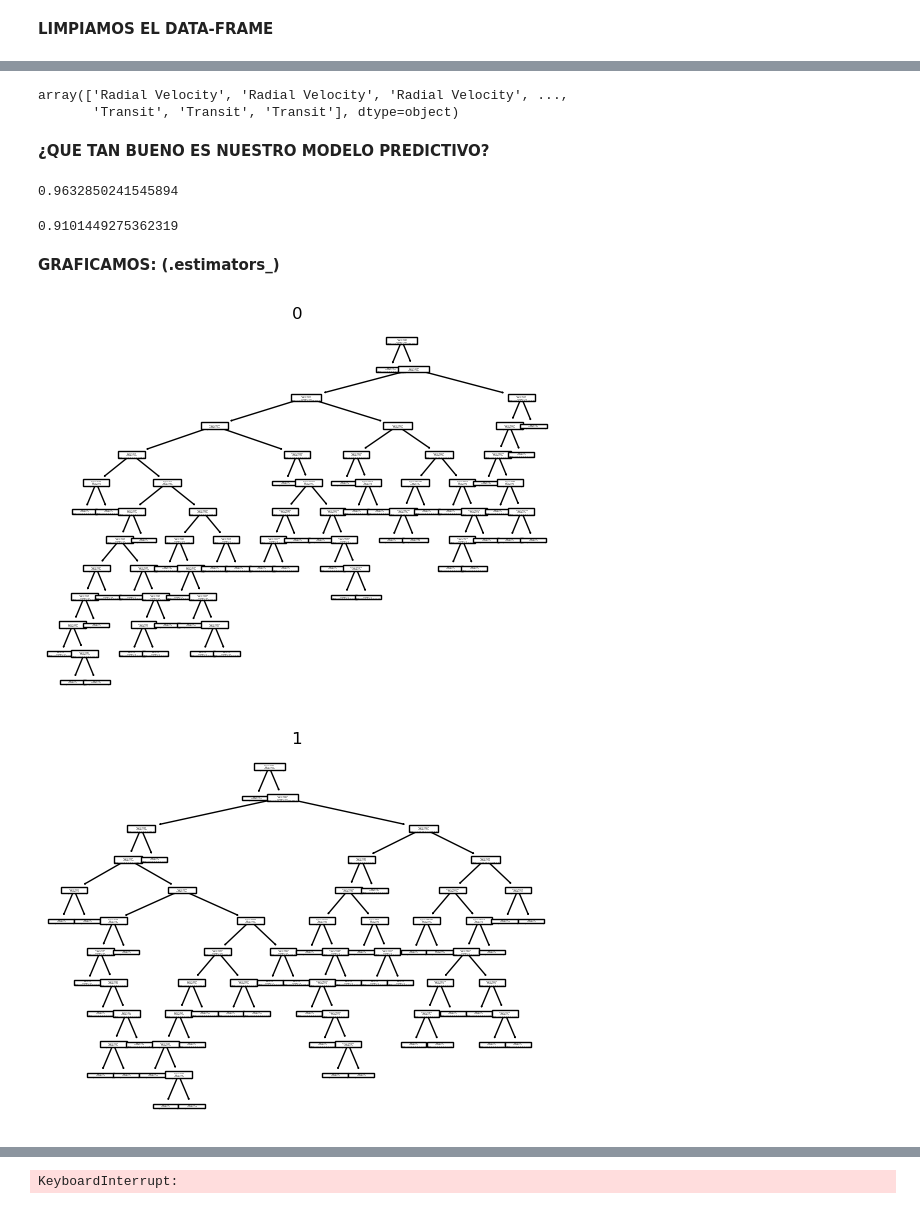
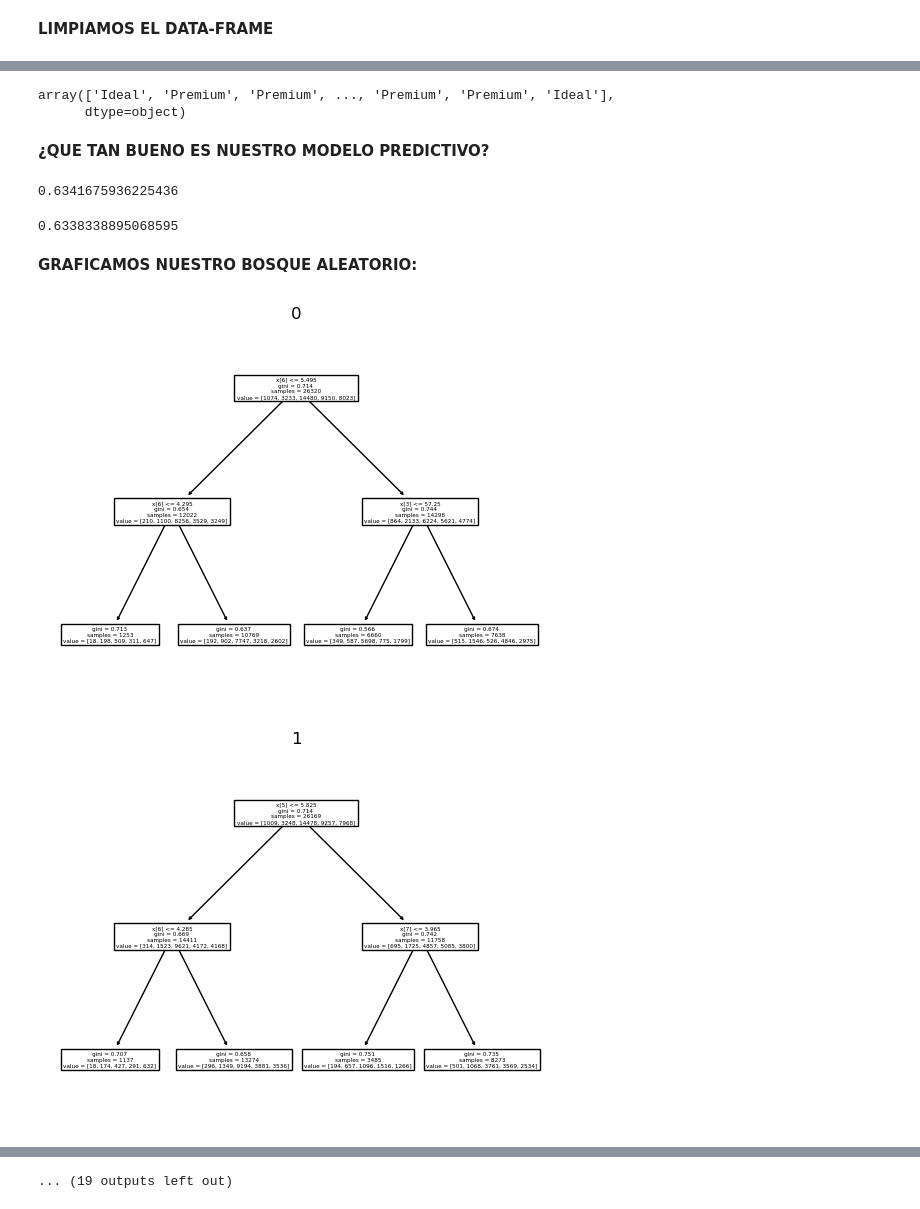
Before and after one commit to Aguerit0/neuronal.py, a Jupyter notebook: sklearn/6-random_forest_1.ipynb, the cells around one changed output, grey strips where cells are left out. Drawn from its saved outputs; the diff is of its cells as text; code cells hidden in the pictures.

Commit message:
random forest example

```diff
--- a/sklearn/6-random_forest_1.ipynb
+++ b/sklearn/6-random_forest_1.ipynb
@@ -17,6 +21,6 @@ import seaborn
 # %% [markdown]
 **DEFINIMOS NUESTRO DATASETS Y MOTRAMOS INFORMACIÓN**
 # %%
-planets = seaborn.load_dataset('planets')
-planets.head()
+diamonds = seaborn.load_dataset('diamonds')
+diamonds.head()
 # %% [output]
@@ -64,0 +66,6 @@ memory usage: 48.6+ KB
+# %%
+diamonds['clarity'] = diamonds['clarity'].astype('category').cat.codes
+diamonds['color'] = diamonds['color'].astype('category').cat.codes
+
+
+diamonds['clarity'].unique(),diamonds['color'].unique()
@@ -90,29 +91,32 @@ planets.head()
 # %%
 from sklearn.ensemble import RandomForestClassifier
-forest_regressor = RandomForestClassifier(max_samples=2/3, oob_score=True)
-forest_regressor.fit(planets.iloc[:, 2:4].values, planets['method'].values)
-forest_regressor.predict(planets.iloc[:, 2:4])
+random_forest = RandomForestClassifier(max_samples=2/3, oob_score=True, max_depth=2)
-# %% [output]
-array(['Radial Velocity', 'Radial Velocity', 'Radial Velocity', ...,
-       'Transit', 'Transit', 'Transit'], dtype=object)
+# %%
+random_forest.fit(diamonds.iloc[:, 2:].values, diamonds['cut'].values)
+random_forest.predict(diamonds.iloc[:, 2:].values)
+# %% [output]
+array(['Ideal', 'Premium', 'Premium', ..., 'Premium', 'Premium', 'Ideal'],
+      dtype=object)
 # %% [markdown]
 **¿QUE TAN BUENO ES NUESTRO MODELO PREDICTIVO?**
 # %%
-forest_regressor.score(planets.iloc[:, 2:4].values, planets['method'].values)
+random_forest.score(diamonds.iloc[:, 2:].values, diamonds['cut'].values)
 # %% [output]
-0.9632850241545894
+0.6341675936225436
-# %%
-forest_regressor.oob_score_
-# %% [output]
-0.9101449275362319
+# %%
+# (Out-of-Bag Score)es una medida de la precisión del modelo utilizando muestras que
+#                   no se incluyeron en la construcción de cada árbol individual.}
+random_forest.oob_score_
+# %% [output]
+0.6338338895068595
 # %% [markdown]
-**GRAFICAMOS: (.estimators_)**
+**GRAFICAMOS NUESTRO BOSQUE ALEATORIO:**
 # %%
 from sklearn import tree
-for i, forest in enumerate(forest_regressor.estimators_):
-    tree.plot_tree(forest)
+for i, arbol in enumerate(random_forest.estimators_):
+    tree.plot_tree(arbol)
     plt.title(i)
     plt.show()
 # %% [output]
-[figure, old version]
+[figure, new version]
-[figure, old version]
+[figure, new version]
@@ -119 +133 @@ for i, forest in enumerate(forest_regressor.estimators_):
-KeyboardInterrupt:
+... (19 outputs left out)
```
Also changed, not shown: parts of 11 cells of this notebook, 2 other files.
